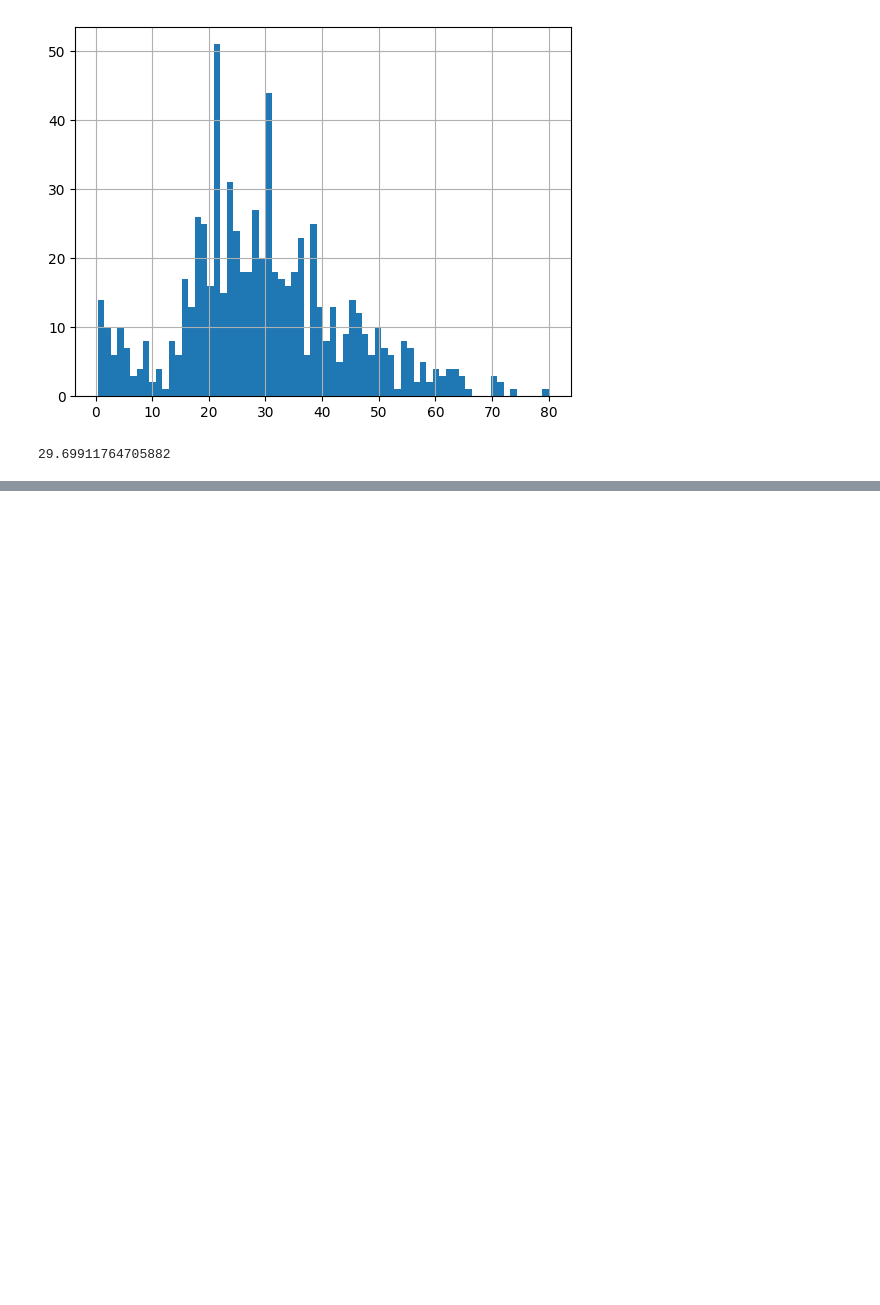
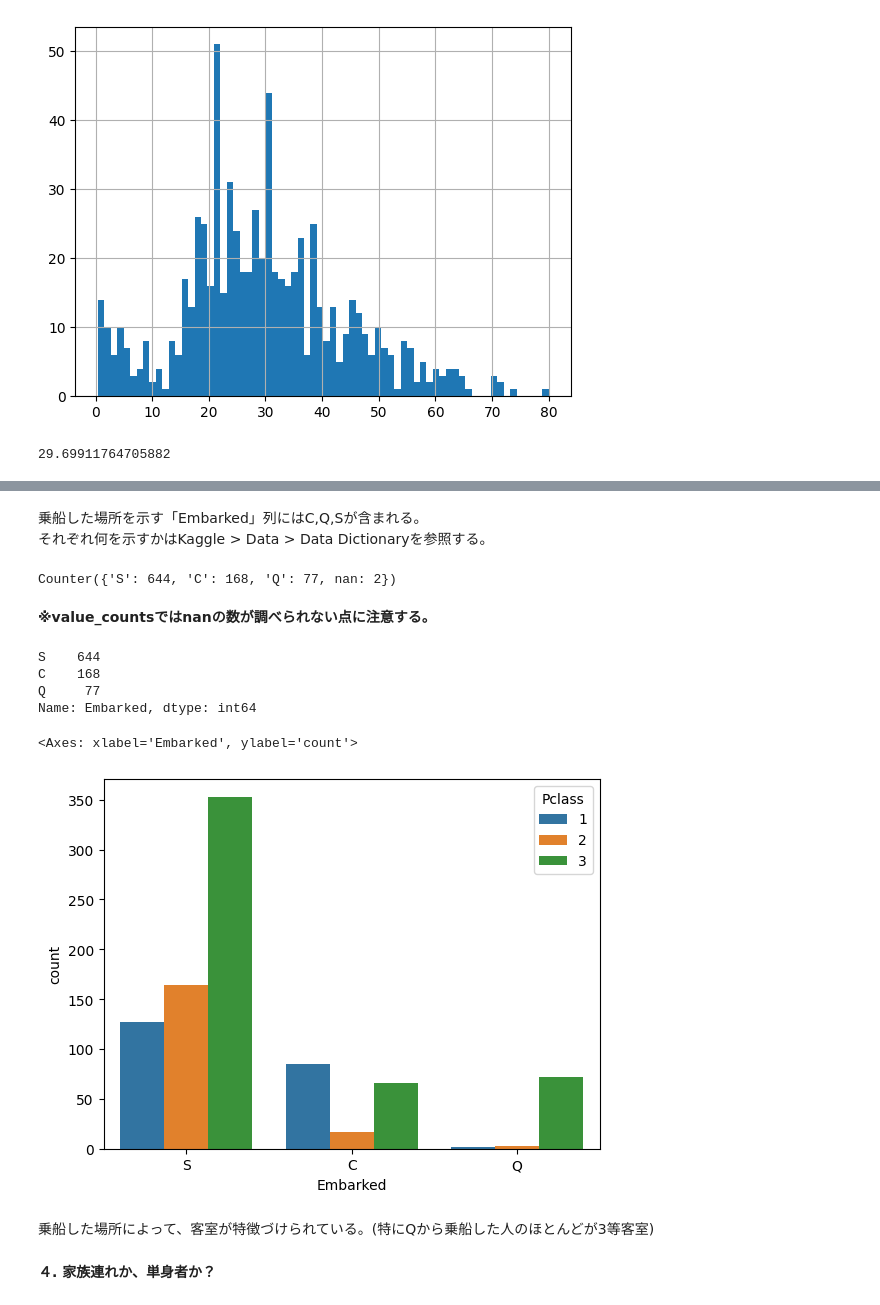
Before and after one commit to usma11dia0/training_of_kaggle, a Jupyter notebook: google_colab/titanic_udemy.ipynb, the cells around one changed output, grey strips where cells are left out. Drawn from its saved outputs; the diff is of its cells as text; code cells hidden in the pictures; blank space fills up the shorter version.

```diff
--- a/google_colab/titanic_udemy.ipynb
+++ b/google_colab/titanic_udemy.ipynb
@@ -144,0 +239,28 @@ titanic_df['Age'].mean()
+# %% [markdown]
+乗船した場所を示す「Embarked」列にはC,Q,Sが含まれる。
+それぞれ何を示すかはKaggle > Data > Data Dictionaryを参照する。
+# %%
+# 欠損値がないか確認。
+# ※ df.info()でも可能
+Counter(titanic_df.Embarked)
+# %% [output]
+Counter({'S': 644, 'C': 168, 'Q': 77, nan: 2})
+# %% [markdown]
+**※value_countsではnanの数が調べられない点に注意する。**
+# %%
+titanic_df['Embarked'].value_counts()
+# %% [output]
+S    644
+C    168
+Q     77
+Name: Embarked, dtype: int64
+# %%
+# Emberkedを客室クラスにより層別化し、ヒストグラムで可視化することで全体像を把握
+sns.countplot(x='Embarked', data=titanic_df, hue='Pclass')
+# %% [output]
+<Axes: xlabel='Embarked', ylabel='count'>
+[figure, added]
+# %% [markdown]
+乗船した場所によって、客室が特徴づけられている。(特にQから乗船した人のほとんどが3等客室)
+# %% [markdown]
+**４. 家族連れか、単身者か？**
```
Also changed, not shown: parts of 16 cells of this notebook.
